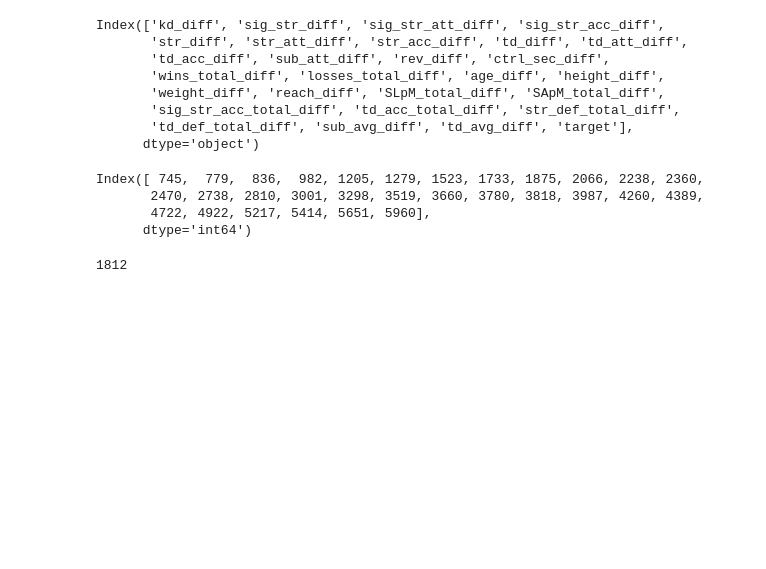
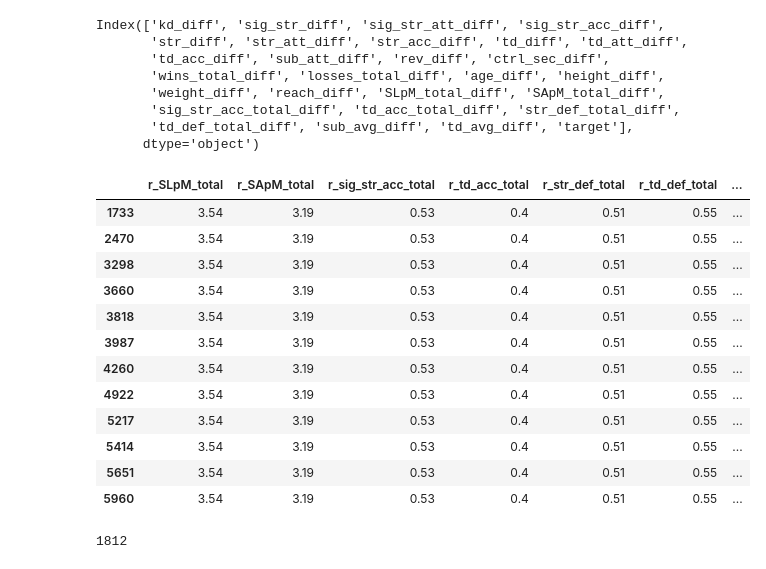
Before and after one commit to rishabkolan/Predicting-the-amount-of-time-a-UFC-fight-lasts, a Jupyter notebook: main.ipynb, the cells around one changed output. Saved outputs shown, nothing was run; the diff lists cells and outputs as text; code cells hidden in the pictures; blank space fills up the shorter version.

```diff
--- a/main.ipynb
+++ b/main.ipynb
@@ -89,6 +89,28 @@ Index(['kd_diff', 'sig_str_diff', 'sig_str_att_diff', 'sig_str_acc_diff',
        'sig_str_acc_total_diff', 'td_acc_total_diff', 'str_def_total_diff',
        'td_def_total_diff', 'sub_avg_diff', 'td_avg_diff', 'target'],
       dtype='object')
+# %%
+old_df = df[:]
+# %%
+#Found out some of the stats of each fighter is constant in all their fights which isn't true. Also found out other key stats were missing.
+
+old_df[old_df['r_fighter'] == 'Charles Oliveira'][['r_SLpM_total', 'r_SApM_total', 'r_sig_str_acc_total',
+       'r_td_acc_total', 'r_str_def_total', 'r_td_def_total', 'r_sub_avg',
+       'r_td_avg']]
+# %% [output]
+|  | r_SLpM_total | r_SApM_total | r_sig_str_acc_total | r_td_acc_total | r_str_def_total | r_td_def_total | ... |
+| 1733 | 3.54 | 3.19 | 0.53 | 0.4 | 0.51 | 0.55 | ... |
+| 2470 | 3.54 | 3.19 | 0.53 | 0.4 | 0.51 | 0.55 | ... |
+| 3298 | 3.54 | 3.19 | 0.53 | 0.4 | 0.51 | 0.55 | ... |
+| 3660 | 3.54 | 3.19 | 0.53 | 0.4 | 0.51 | 0.55 | ... |
+| 3818 | 3.54 | 3.19 | 0.53 | 0.4 | 0.51 | 0.55 | ... |
+| 3987 | 3.54 | 3.19 | 0.53 | 0.4 | 0.51 | 0.55 | ... |
+| 4260 | 3.54 | 3.19 | 0.53 | 0.4 | 0.51 | 0.55 | ... |
+| 4922 | 3.54 | 3.19 | 0.53 | 0.4 | 0.51 | 0.55 | ... |
+| 5217 | 3.54 | 3.19 | 0.53 | 0.4 | 0.51 | 0.55 | ... |
+| 5414 | 3.54 | 3.19 | 0.53 | 0.4 | 0.51 | 0.55 | ... |
+| 5651 | 3.54 | 3.19 | 0.53 | 0.4 | 0.51 | 0.55 | ... |
+| 5960 | 3.54 | 3.19 | 0.53 | 0.4 | 0.51 | 0.55 | ... |
 # %%
 df['r_ctrl_sec_total'] = df['r_ctrl_sec'][:]
 df['b_ctrl_sec_total'] = df['b_ctrl_sec'][:]
@@ -110,8 +118,0 @@ charles = pd.concat([charles_red, charles_blue]).sort_index()
-# %%
-indices = charles.index.sort_values(ascending = True)
-indices
-# %% [output]
-Index([ 745,  779,  836,  982, 1205, 1279, 1523, 1733, 1875, 2066, 2238, 2360,
-       2470, 2738, 2810, 3001, 3298, 3519, 3660, 3780, 3818, 3987, 4260, 4389,
-       4722, 4922, 5217, 5414, 5651, 5960],
-      dtype='int64')
```
Also changed, not shown: parts of 13 cells of this notebook.
